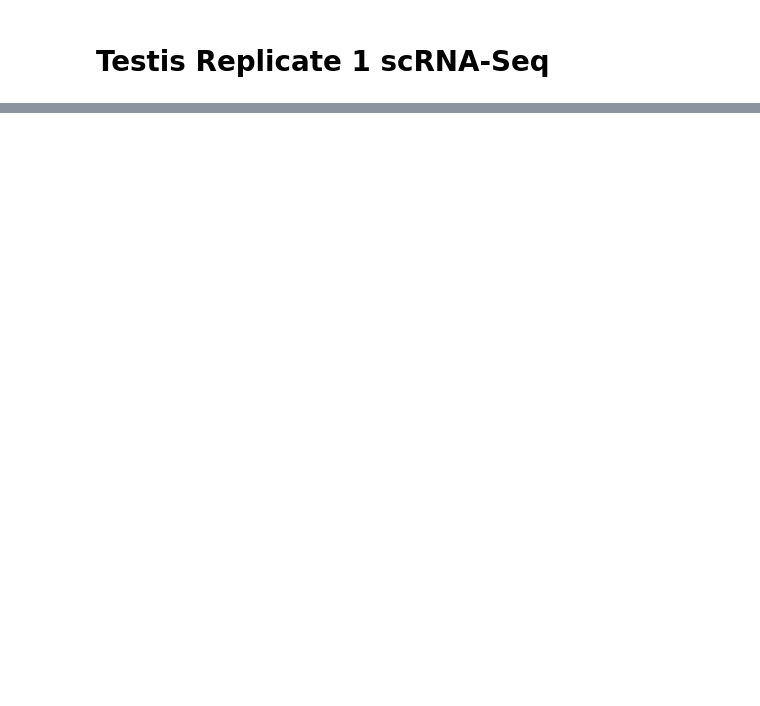
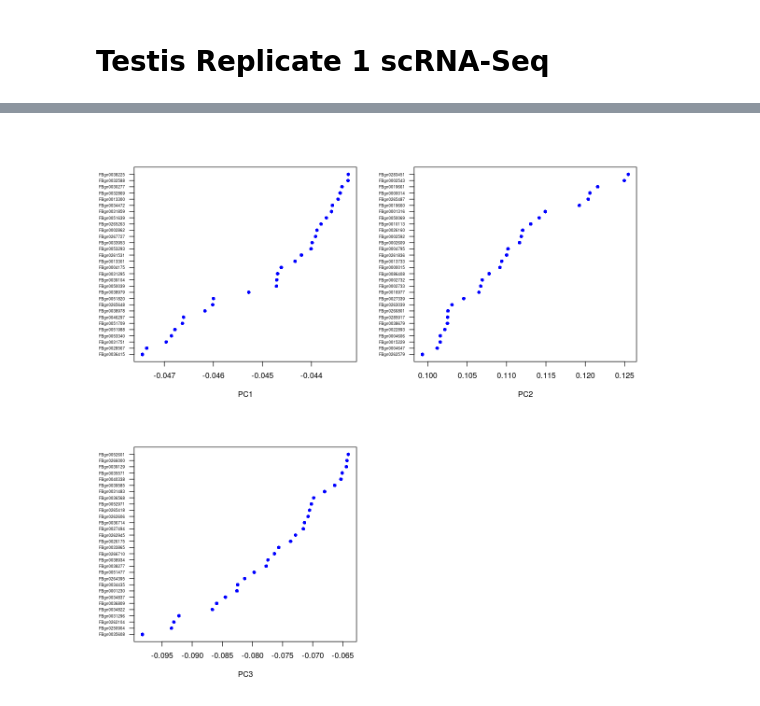
Before and after one commit to jfear/larval_gonad, a Jupyter notebook: notebook/2018-03-13_testis1_force_analysis.ipynb, the cells around one changed output, grey strips where cells are left out. Drawn from its saved outputs; the diff is of its cells as text; code cells hidden in the pictures; blank space fills up the shorter version.

```diff
--- a/notebook/2018-03-13_testis1_force_analysis.ipynb
+++ b/notebook/2018-03-13_testis1_force_analysis.ipynb
@@ -621,0 +80,5 @@ HTML(dat.to_html(classes='table table-striped'))
+# %%
+sobj <- ScaleData(object = sobj, vars.to.regress = c("nUMI"), display.progress = F)
+# %%
+### Perform linear dimensional reduction
+sobj <- RunPCA(object = sobj, pc.genes = sobj@var.genes, do.print = FALSE, pcs.print = 1:5, genes.print = 5, pcs.compute = 100)
@@ -621,0 +105,4 @@ HTML(dat.to_html(classes='table table-striped'))
+# %%
+VizPCA(object = sobj, pcs.use = 1:3)
+# %% [output]
+[figure, added]
```
Also changed, not shown: parts of 64 cells of this notebook, 2 other files.
